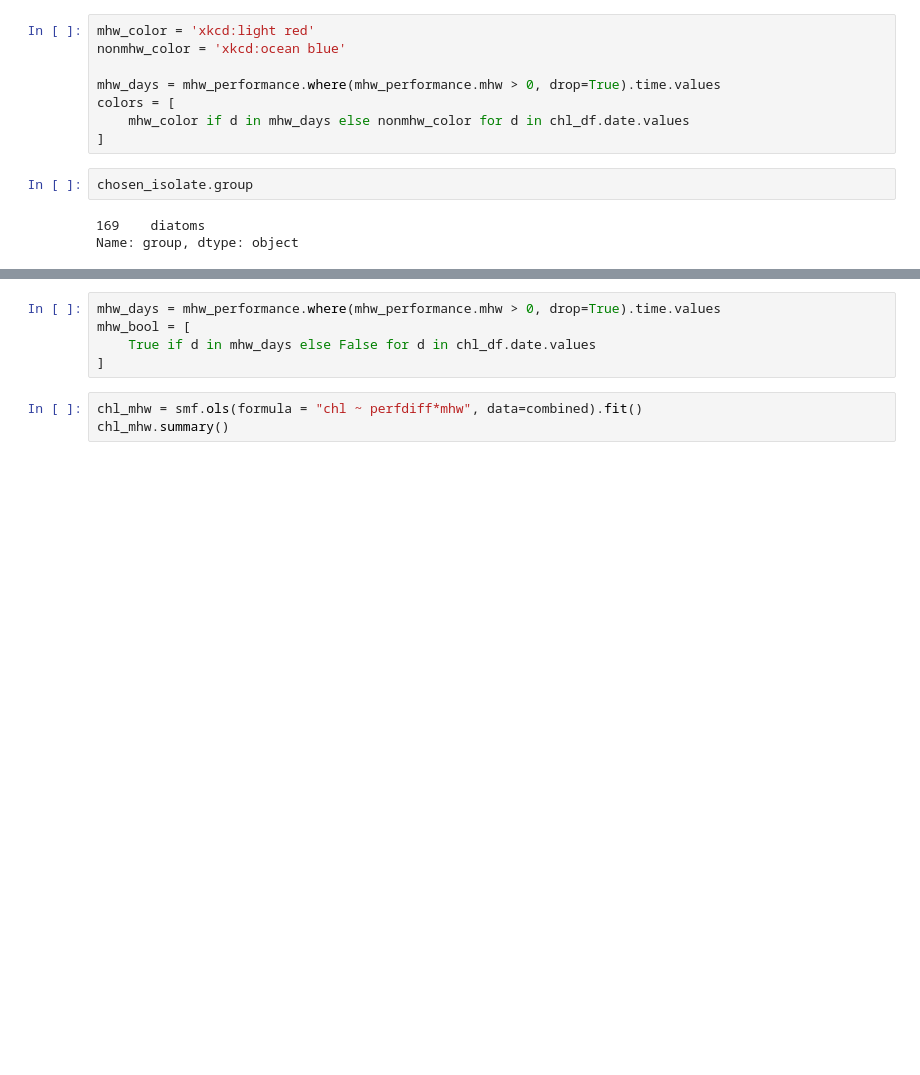
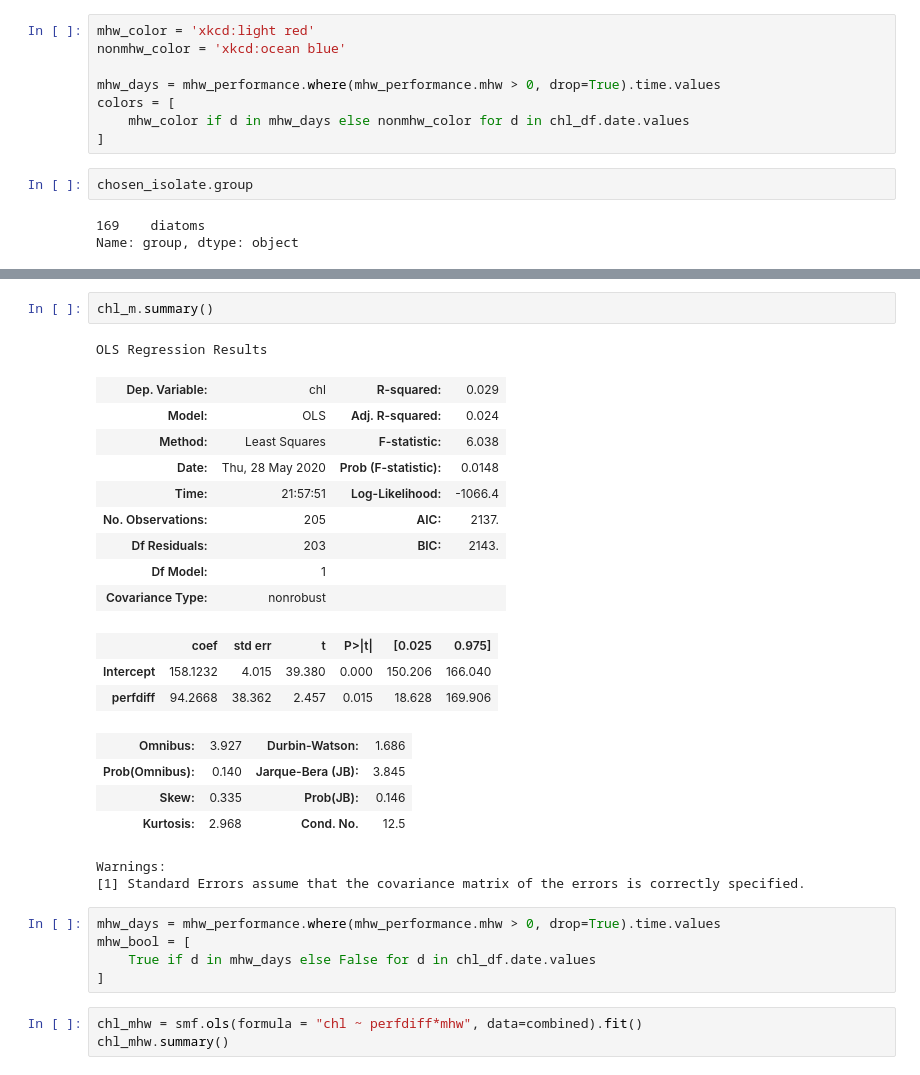
Before and after one commit to HuckleyLab/phyto-mhw, a Jupyter notebook: validation/process_nepac_years_single_isolate.ipynb, the cells around one changed output, grey strips where cells are left out. Cells and saved outputs as stored; diff of their text form; blank space fills up the shorter version.

```diff
--- a/validation/process_nepac_years_single_isolate.ipynb
+++ b/validation/process_nepac_years_single_isolate.ipynb
@@ -361,3 +364,25 @@ plt.savefig(f"chl_perf_{CHL_LAG_DAYS}d_lag.png", dpi=150, bbox_inches='tight')
+# %%
+chl_m.summary()
+# %% [output]
+OLS Regression Results
+| Dep. Variable: | chl | R-squared: | 0.029 |
+| Model: | OLS | Adj. R-squared: | 0.024 |
+| Method: | Least Squares | F-statistic: | 6.038 |
+| Date: | Thu, 28 May 2020 | Prob (F-statistic): | 0.0148 |
+| Time: | 21:57:51 | Log-Likelihood: | -1066.4 |
+| No. Observations: | 205 | AIC: | 2137. |
+| Df Residuals: | 203 | BIC: | 2143. |
+| Df Model: | 1 |  |  |
+| Covariance Type: | nonrobust |  |  |
+|  | coef | std err | t | P>|t| | [0.025 | 0.975] |
+| Intercept | 158.1232 | 4.015 | 39.380 | 0.000 | 150.206 | 166.040 |
+| perfdiff | 94.2668 | 38.362 | 2.457 | 0.015 | 18.628 | 169.906 |
+| Omnibus: | 3.927 | Durbin-Watson: | 1.686 |
+| Prob(Omnibus): | 0.140 | Jarque-Bera (JB): | 3.845 |
+| Skew: | 0.335 | Prob(JB): | 0.146 |
+| Kurtosis: | 2.968 | Cond. No. | 12.5 |
+Warnings:
+[1] Standard Errors assume that the covariance matrix of the errors is correctly specified.
 # %%
 mhw_days = mhw_performance.where(mhw_performance.mhw > 0, drop=True).time.values
 mhw_bool = [
```
Also changed, not shown: parts of 6 cells of this notebook, 1 other file.
